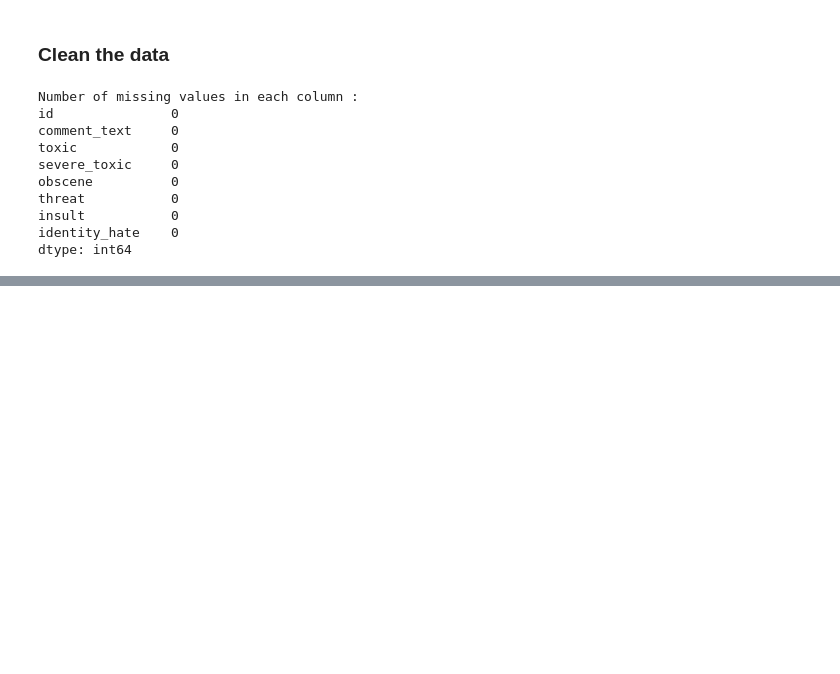
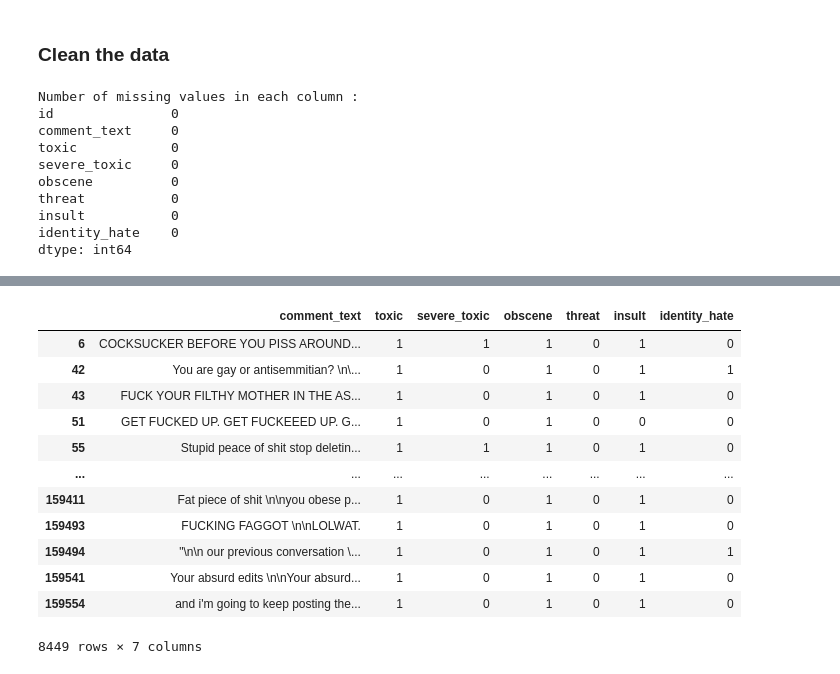
Before and after one commit to LouisLecouturier/Toxic-comments-analysis, a Jupyter notebook: notebook.ipynb, the cells around one changed output, grey strips where cells are left out. Saved outputs shown, nothing was run; the diff lists cells and outputs as text; code cells hidden in the pictures; blank space fills up the shorter version.

```diff
--- a/notebook.ipynb
+++ b/notebook.ipynb
@@ -37,0 +72,3 @@ dtype: int64
+# %%
+data = data.dropna()
+del data["id"]
@@ -37,0 +86,16 @@ dtype: int64
+# %%
+data[data["obscene"] == 1]
+# %% [output]
+|  | comment_text | toxic | severe_toxic | obscene | threat | insult | identity_hate |
+| 6 | COCKSUCKER BEFORE YOU PISS AROUND... | 1 | 1 | 1 | 0 | 1 | 0 |
+| 42 | You are gay or antisemmitian? \n\... | 1 | 0 | 1 | 0 | 1 | 1 |
+| 43 | FUCK YOUR FILTHY MOTHER IN THE AS... | 1 | 0 | 1 | 0 | 1 | 0 |
+| 51 | GET FUCKED UP. GET FUCKEEED UP. G... | 1 | 0 | 1 | 0 | 0 | 0 |
+| 55 | Stupid peace of shit stop deletin... | 1 | 1 | 1 | 0 | 1 | 0 |
+| ... | ... | ... | ... | ... | ... | ... | ... |
+| 159411 | Fat piece of shit \n\nyou obese p... | 1 | 0 | 1 | 0 | 1 | 0 |
+| 159493 | FUCKING FAGGOT \n\nLOLWAT. | 1 | 0 | 1 | 0 | 1 | 0 |
+| 159494 | "\n\n our previous conversation \... | 1 | 0 | 1 | 0 | 1 | 1 |
+| 159541 | Your absurd edits \n\nYour absurd... | 1 | 0 | 1 | 0 | 1 | 0 |
+| 159554 | and i'm going to keep posting the... | 1 | 0 | 1 | 0 | 1 | 0 |
+8449 rows × 7 columns
```
Also changed, not shown: parts of 26 cells of this notebook, 7 other files.
